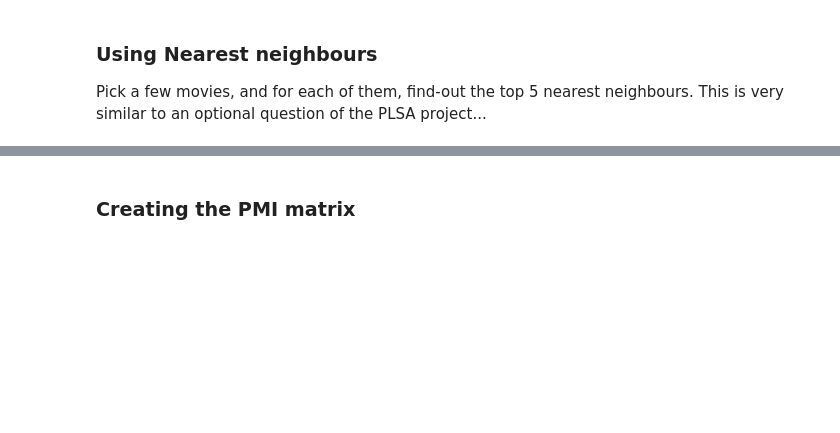
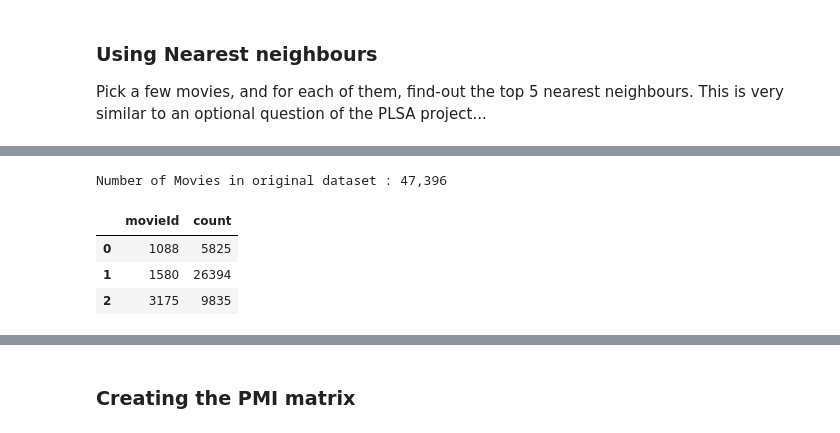
Before and after one commit to criteo-research/master-iasd, a Jupyter notebook: module3/session6/td4-part2-matrix-factorization-solution.ipynb, the cells around one changed output, grey strips where cells are left out. Saved outputs shown, nothing was run; the diff lists cells and outputs as text; code cells hidden in the pictures; blank space fills up the shorter version.

```diff
--- a/module3/session6/td4-part2-matrix-factorization-solution.ipynb
+++ b/module3/session6/td4-part2-matrix-factorization-solution.ipynb
@@ -154,0 +224,12 @@ We now are going to factorize the item-item PMI matrix using randomized SVD.
+# %%
+# There are not that many movies in the dataset, we can safely bring their rating counts to pandas
+movie_counts_df = positive_ratings_df.groupby("movieId").count()
+movie_counts_pdf = movie_counts_df.toPandas()
+print(f"Number of Movies in original dataset : {len(movie_counts_pdf):,}")
+movie_counts_pdf.head(3)
+# %% [output]
+Number of Movies in original dataset : 47,396
+|  | movieId | count |
+| 0 | 1088 | 5825 |
+| 1 | 1580 | 26394 |
+| 2 | 3175 | 9835 |
```
Also changed, not shown: parts of 70 cells of this notebook, 1 other file.
